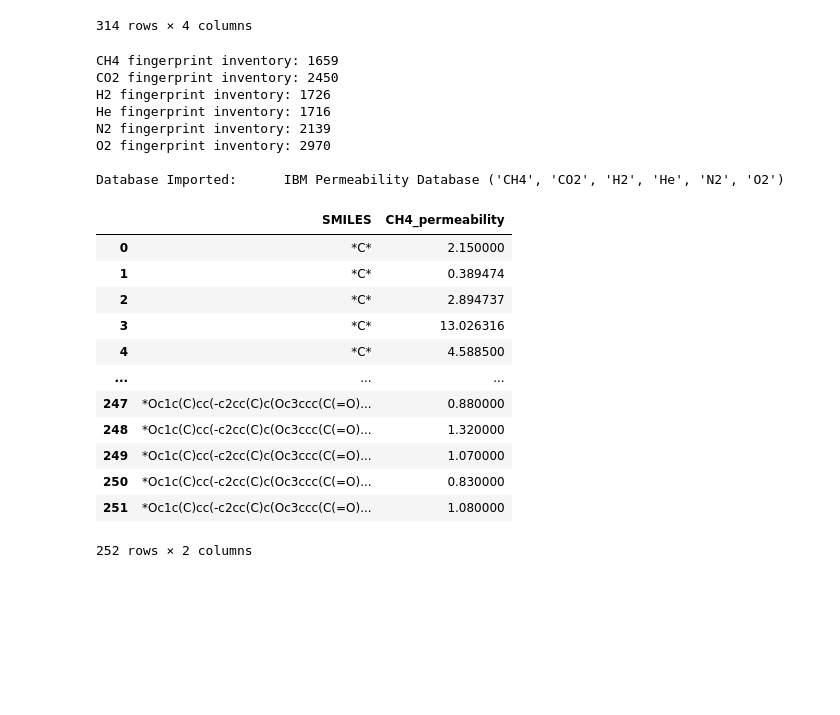
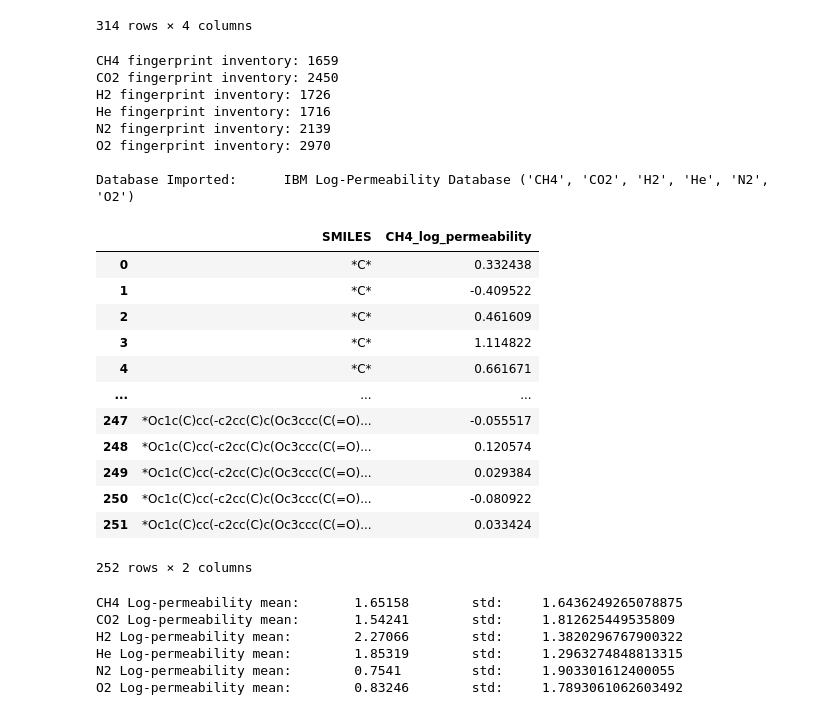
Before and after one commit to songs1/PolyPy, a Jupyter notebook: PolyPy3_load_data.ipynb, the cells around one changed output. Drawn from its saved outputs; the diff is of its cells as text; code cells hidden in the pictures; blank space fills up the shorter version.

```diff
--- a/PolyPy3_load_data.ipynb
+++ b/PolyPy3_load_data.ipynb
@@ -342,45 +370,46 @@ Database Imported:      Bicerano_1996 (Glass Transition Temperature) with MD sim
 # %%
 # IBM Permeability Database
 diffusers = ['CH4', 'CO2', 'H2', 'He', 'N2', 'O2']
 perm, perm_smiles, perm_mols, perm_X, perm_y = {}, {}, {}, {}, {}
 for d in diffusers:
-    df = pd.read_csv(f'perm_{d}.txt', sep=',')
+    df = pd.read_csv(f'logperm_{d}.txt', sep=',')
     perm[d] = df
     perm_smiles[d] = np.array(df['SMILES'])
     perm_mols[d] = np.array([Chem.MolFromSmiles(sm) for sm in perm_smiles[d]])
     perm_X[d] = {'fp_counts':None, 'fp_bits':None, 'fp_counts_2048':None, 'fp_bits_2048':None}
     perm_X[d]['fp_counts'], inventory = get_fp_counts(perm_mols[d], 3, True)
     if __name__ == "__main__" and '__file__' not in globals():
         print(d, 'fingerprint inventory:', len(inventory))
     perm_X[d]['fp_bits'] = np.where(perm_X[d]['fp_counts'] > 0, 1, 0)
     perm_X[d]['fp_counts_2048'] = get_fp_hashed(perm_mols[d], 2048, 3)
     perm_X[d]['fp_bits_2048'] = np.where(perm_X[d]['fp_counts_2048'] > 0, 1, 0)
 
-    perm_y[d] = df[f'{d}_permeability']
+    perm_y[d] = df[f'{d}_log_permeability']
+
 
 if __name__ == "__main__" and '__file__' not in globals():
     print()
-print('Database Imported:\tIBM Permeability Database', tuple([permol for permol in diffusers]))
+print('Database Imported:\tIBM Log-Permeability Database', tuple([permol for permol in diffusers]))
 perm['CH4']
 # %% [output]
 CH4 fingerprint inventory: 1659
 CO2 fingerprint inventory: 2450
 H2 fingerprint inventory: 1726
 He fingerprint inventory: 1716
 N2 fingerprint inventory: 2139
 O2 fingerprint inventory: 2970
 
-Database Imported:      IBM Permeability Database ('CH4', 'CO2', 'H2', 'He', 'N2', 'O2')
+Database Imported:      IBM Log-Permeability Database ('CH4', 'CO2', 'H2', 'He', 'N2', 'O2')
-|  | SMILES | CH4_permeability |
-| 0 | *C* | 2.150000 |
-| 1 | *C* | 0.389474 |
-| 2 | *C* | 2.894737 |
-| 3 | *C* | 13.026316 |
-| 4 | *C* | 4.588500 |
+|  | SMILES | CH4_log_permeability |
+| 0 | *C* | 0.332438 |
+| 1 | *C* | -0.409522 |
+| 2 | *C* | 0.461609 |
+| 3 | *C* | 1.114822 |
+| 4 | *C* | 0.661671 |
 | ... | ... | ... |
-| 247 | *Oc1c(C)cc(-c2cc(C)c(Oc3ccc(C(=O)... | 0.880000 |
-| 248 | *Oc1c(C)cc(-c2cc(C)c(Oc3ccc(C(=O)... | 1.320000 |
-| 249 | *Oc1c(C)cc(-c2cc(C)c(Oc3ccc(C(=O)... | 1.070000 |
-| 250 | *Oc1c(C)cc(-c2cc(C)c(Oc3ccc(C(=O)... | 0.830000 |
-| 251 | *Oc1c(C)cc(-c2cc(C)c(Oc3ccc(C(=O)... | 1.080000 |
+| 247 | *Oc1c(C)cc(-c2cc(C)c(Oc3ccc(C(=O)... | -0.055517 |
+| 248 | *Oc1c(C)cc(-c2cc(C)c(Oc3ccc(C(=O)... | 0.120574 |
+| 249 | *Oc1c(C)cc(-c2cc(C)c(Oc3ccc(C(=O)... | 0.029384 |
+| 250 | *Oc1c(C)cc(-c2cc(C)c(Oc3ccc(C(=O)... | -0.080922 |
+| 251 | *Oc1c(C)cc(-c2cc(C)c(Oc3ccc(C(=O)... | 0.033424 |
 252 rows × 2 columns
@@ -386,0 +435,11 @@ Database Imported:      IBM Permeability Database ('CH4', 'CO2', 'H2', 'He', 'N2
+# %%
+if __name__ == "__main__" and '__file__' not in globals():
+    for d in diffusers:
+        print(d, 'Log-permeability mean:\t', round(np.mean(perm_y[d]),5), '\tstd:\t', np.std(perm_y[d]))
+# %% [output]
+CH4 Log-permeability mean:       1.65158        std:     1.6436249265078875
+CO2 Log-permeability mean:       1.54241        std:     1.812625449535809
+H2 Log-permeability mean:        2.27066        std:     1.3820296767900322
+He Log-permeability mean:        1.85319        std:     1.2963274848813315
+N2 Log-permeability mean:        0.7541         std:     1.903301612400055
+O2 Log-permeability mean:        0.83246        std:     1.7893061062603492
```
Also changed, not shown: parts of 7 cells of this notebook, 1 other file.
